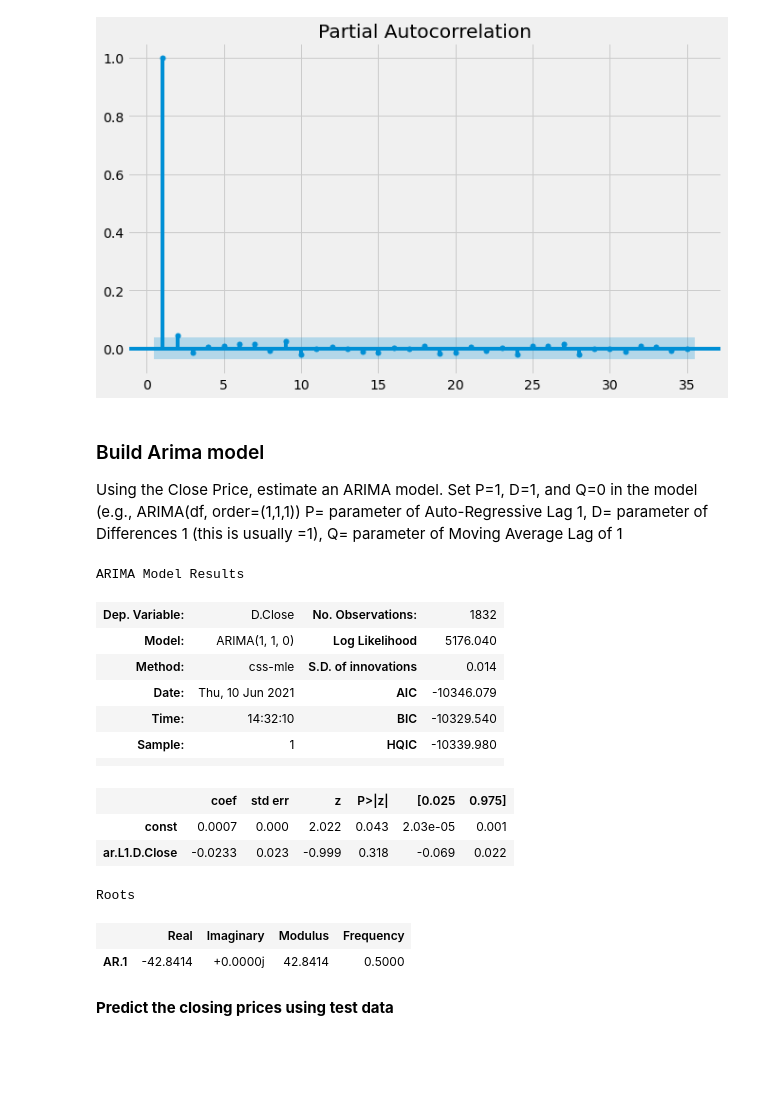
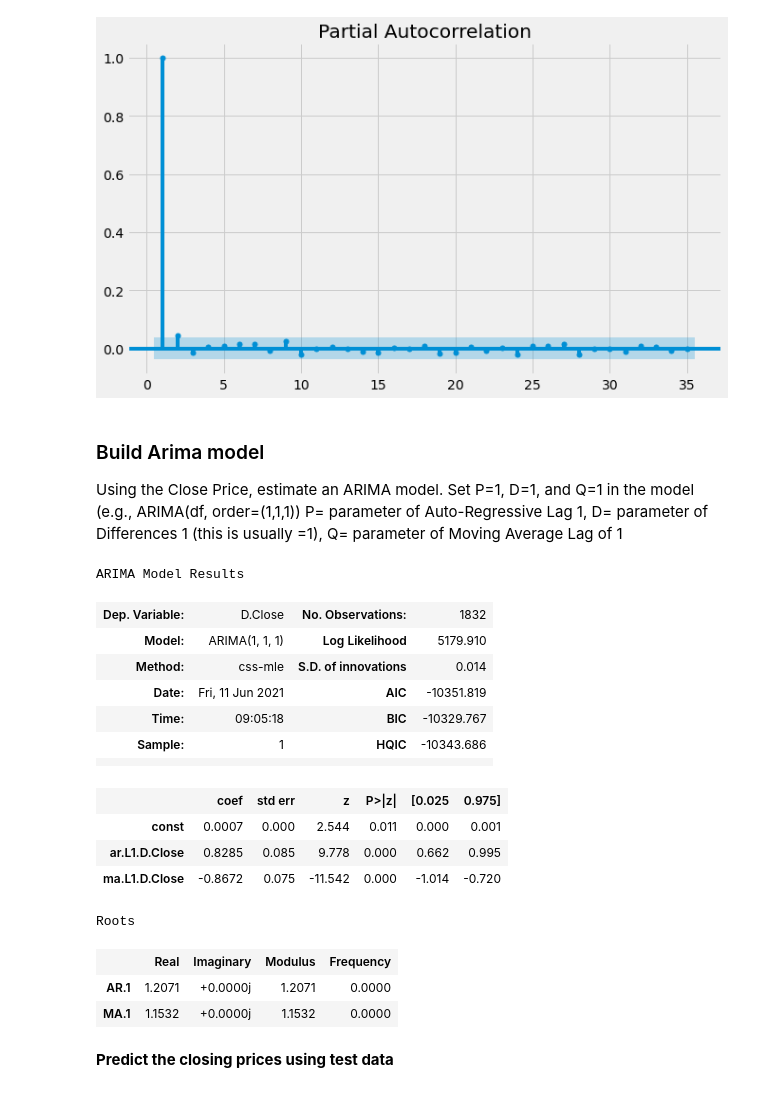
Before and after one commit to somyapanda/Project_2, a Jupyter notebook: Final_Project/stock_predictions_final.ipynb, the cells around one changed output. Cells and saved outputs as stored; diff of their text form; code cells hidden in the pictures; blank space fills up the shorter version.

```diff
--- a/Final_Project/stock_predictions_final.ipynb
+++ b/Final_Project/stock_predictions_final.ipynb
@@ -244,26 +244,28 @@ plot_pacf(ticker_log_df, zero=False, lags=35)
 # %% [markdown]
 ### Build Arima model
 
-Using the Close Price, estimate an ARIMA model. Set P=1, D=1, and Q=0 in the model (e.g., ARIMA(df, order=(1,1,1)) P= parameter of Auto-Regressive Lag 1, D= parameter of Differences 1 (this is usually =1), Q= parameter of Moving Average Lag of 1
+Using the Close Price, estimate an ARIMA model. Set P=1, D=1, and Q=1 in the model (e.g., ARIMA(df, order=(1,1,1)) P= parameter of Auto-Regressive Lag 1, D= parameter of Differences 1 (this is usually =1), Q= parameter of Moving Average Lag of 1
 # %%
-arima_model = ARIMA(train_data, order=(1,1,0))
+arima_model = ARIMA(train_data, order=(1,1,1))
 arima_fit = arima_model.fit(disp=0)
 arima_fit.summary()
 # %% [output]
 ARIMA Model Results
 | Dep. Variable: | D.Close | No. Observations: | 1832 |
-| Model: | ARIMA(1, 1, 0) | Log Likelihood | 5176.040 |
+| Model: | ARIMA(1, 1, 1) | Log Likelihood | 5179.910 |
 | Method: | css-mle | S.D. of innovations | 0.014 |
-| Date: | Thu, 10 Jun 2021 | AIC | -10346.079 |
-| Time: | 14:32:10 | BIC | -10329.540 |
-| Sample: | 1 | HQIC | -10339.980 |
+| Date: | Fri, 11 Jun 2021 | AIC | -10351.819 |
+| Time: | 09:05:18 | BIC | -10329.767 |
+| Sample: | 1 | HQIC | -10343.686 |
 |  |  |  |  |
 |  | coef | std err | z | P>|z| | [0.025 | 0.975] |
-| const | 0.0007 | 0.000 | 2.022 | 0.043 | 2.03e-05 | 0.001 |
-| ar.L1.D.Close | -0.0233 | 0.023 | -0.999 | 0.318 | -0.069 | 0.022 |
+| const | 0.0007 | 0.000 | 2.544 | 0.011 | 0.000 | 0.001 |
+| ar.L1.D.Close | 0.8285 | 0.085 | 9.778 | 0.000 | 0.662 | 0.995 |
+| ma.L1.D.Close | -0.8672 | 0.075 | -11.542 | 0.000 | -1.014 | -0.720 |
 Roots
 |  | Real | Imaginary | Modulus | Frequency |
-| AR.1 | -42.8414 | +0.0000j | 42.8414 | 0.5000 |
+| AR.1 | 1.2071 | +0.0000j | 1.2071 | 0.0000 |
+| MA.1 | 1.1532 | +0.0000j | 1.1532 | 0.0000 |
 # %% [markdown]
 **Predict the closing prices using test data**
 # %%
```
Also changed, not shown: parts of 2 cells of this notebook.
